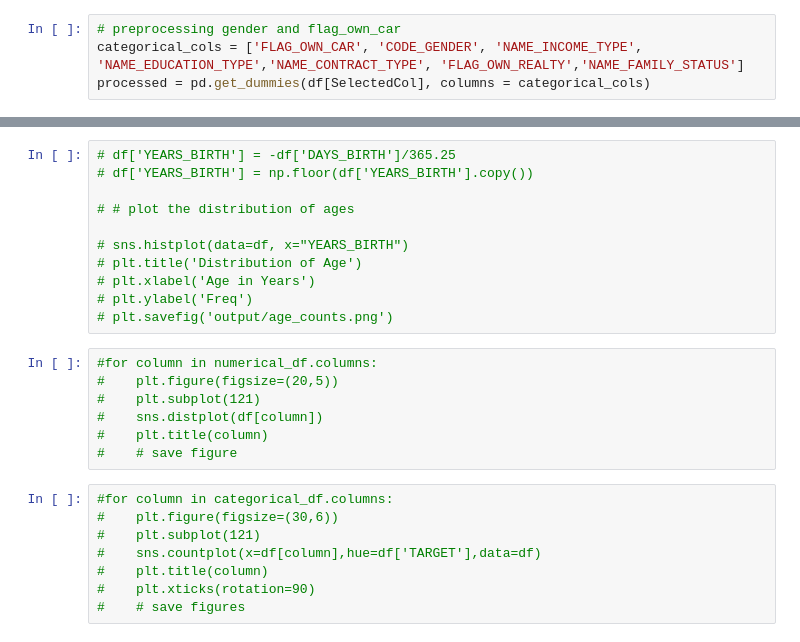
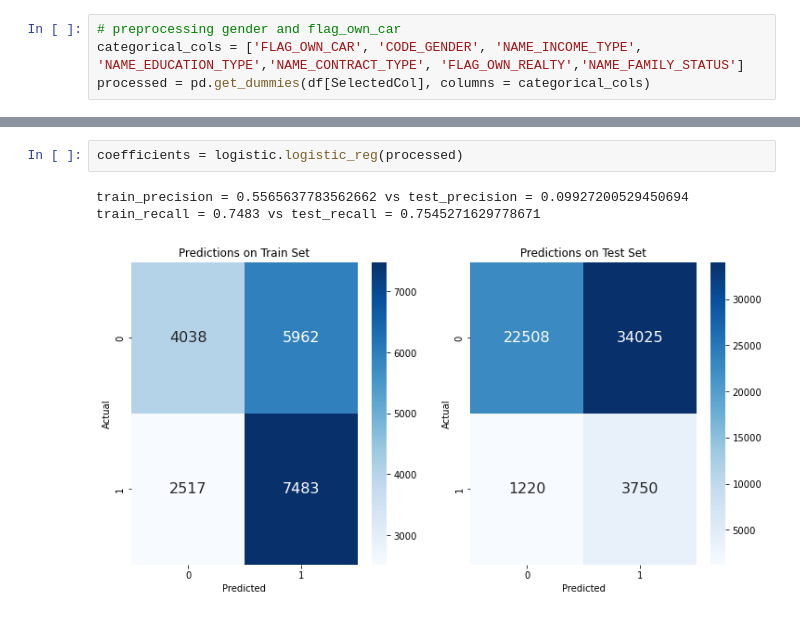
Before and after one commit to UCB-stat-159-s22/hw07-Group11, a Jupyter notebook: main.ipynb, the cells around one changed output, grey strips where cells are left out. Drawn from its saved outputs; the diff is of its cells as text.

Commit message:
added logistic reg function and more EDA

```diff
--- a/main.ipynb
+++ b/main.ipynb
@@ -371,26 +253,6 @@ Maximizing precision will minimize the number false positives, whereas maximizin
-# %%
-# df['YEARS_BIRTH'] = -df['DAYS_BIRTH']/365.25
-# df['YEARS_BIRTH'] = np.floor(df['YEARS_BIRTH'].copy())
-
-# # plot the distribution of ages
-
-# sns.histplot(data=df, x="YEARS_BIRTH")
-# plt.title('Distribution of Age')
-# plt.xlabel('Age in Years')
-# plt.ylabel('Freq')
-# plt.savefig('output/age_counts.png')
-# %%
-#for column in numerical_df.columns:
-#    plt.figure(figsize=(20,5))
-#    plt.subplot(121)
-#    sns.distplot(df[column])
-#    plt.title(column)
-#    # save figure
-# %%
-#for column in categorical_df.columns:
-#    plt.figure(figsize=(30,6))
-#    plt.subplot(121)
-#    sns.countplot(x=df[column],hue=df['TARGET'],data=df)
-#    plt.title(column)
-#    plt.xticks(rotation=90)
-#    # save figures
+# %%
+coefficients = logistic.logistic_reg(processed)
+# %% [output]
+train_precision = 0.5565637783562662 vs test_precision = 0.09927200529450694
+train_recall = 0.7483 vs test_recall = 0.7545271629778671
+[figure, added]
```
Also changed, not shown: parts of 32 cells of this notebook, 12 other files.
